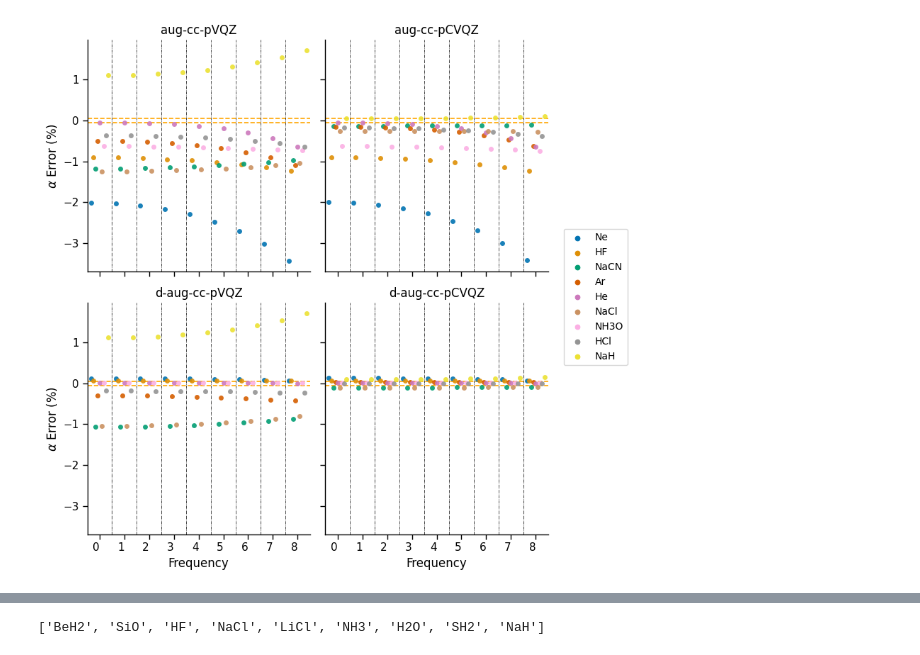
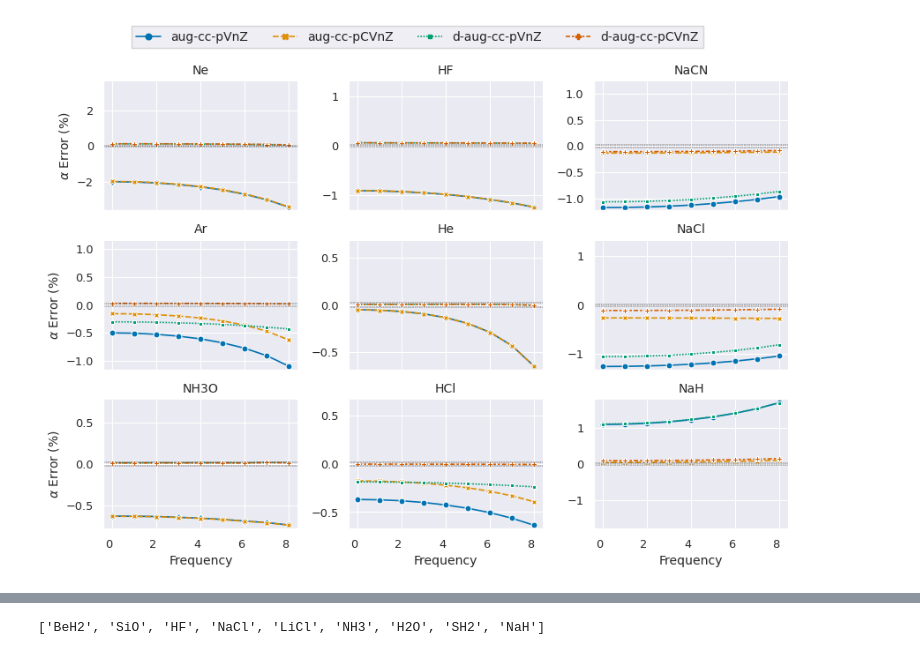
Before and after one commit to ahurta92/QuantumResponsePro, a Jupyter notebook: examples/PolarizabilityPaper/august_convergence.ipynb, the cells around one changed output, grey strips where cells are left out. Drawn from its saved outputs; the diff is of its cells as text; code cells hidden in the pictures.

```diff
--- a/examples/PolarizabilityPaper/august_convergence.ipynb
+++ b/examples/PolarizabilityPaper/august_convergence.ipynb
@@ -23,8 +26,10 @@ paper_path = Path('/home/adrianhurtado/projects/writing/mra-tdhf-polarizability/
 import glob
 
 # glob for .mol files in august molecules directory
-mols = glob.glob('/mnt/data/madness_data/post_watoc/august/molecules/*.mol')
+mols = glob.glob('/mnt/data/madness_data/august/molecules/*.mol')
 mols = [mol.split('/')[-1].split('.')[0] for mol in mols]
+# %%
+# remove LiH_s from mols
+mols.remove('LiH_s')
 # %%
-august_database = PolarizabilityData(mols, 'hf', 'dipole', all_basis_sets, database_path,
-                                     overwrite=False)
+august_database = PolarizabilityData(mols, 'hf', 'dipole', all_basis_sets, database_path, overwrite=True)
@@ -102,8 +141,8 @@ with sns.plotting_context('paper', font_scale=1.00):
         ax.set_xticklabels(xl)
 
         ax.set_yscale('symlog', linthresh=1e-1)
-        ax.axhline(y=.02, linestyle='--', color='orange')
-        ax.axhline(y=-.02, linestyle='--', color='orange')
+        ax.axhline(y=.05, linestyle='--', color='orange')
+        ax.axhline(y=-.05, linestyle='--', color='orange')
         # for the symlog scale to regular notation with no decimal places for the y axis
         ax.yaxis.set_major_formatter(ScalarFormatter())
         ax.yaxis.set_major_formatter(FormatStrFormatter('%2g'))
@@ -129,8 +168,6 @@ with sns.plotting_context('paper', font_scale=1.00):
 g._legend.remove()
 g.fig.legend(loc='center', bbox_to_anchor=(0.5, 1.05), ncol=3, fancybox=True, fontsize=10)
 g.fig.tight_layout()
-
-g.fig.savefig(paper_path.joinpath('alpha_error.png'), dpi=600, bbox_inches='tight')
 # %% [output]
 D
 T
@@ -310,48 +423,50 @@ aug_outliers = plot_data.molecule.unique()
 # %%
 vlevel = ['Q']
 plot_data = (basis_data.query('valence.isin(@vlevel) & molecule.isin(@aug_outliers)')
              .copy())
 # remove unused categories from valence
 plot_data.valence = plot_data.valence.cat.remove_unused_categories()
-with sns.plotting_context('paper', font_scale=1.25):
-    g = sns.catplot(row='augmentation', col='polarization', col_order=['V', 'CV'],
+facet_kws = {'margin_titles': True, 'sharey': False, 'sharex': True}
+
+with sns.plotting_context('paper', font_scale=1.05):
+    g = sns.relplot(col='molecule',
+                    col_wrap=3,
                     x='omega',
-                    y='alphaE', hue='molecule',
-                    data=plot_data, kind='strip', dodge=True, jitter=False,
-                    s=25, palette='colorblind', height=4, aspect=.8, sharex=True, sharey=True,
-                    alpha=0.9,
-                    margin_titles=True)
+                    y='alphaE',
+                    hue='Type',
+                    style='Type',
+                    data=plot_data, kind='line',
+                    palette='colorblind', height=2.0, aspect=1.2,
+                    markers=True,
+                    ms=5,
+                    facet_kws=facet_kws)
     # adjust the title to read D=$\zeta$D, T=$\zeta$T, etc.
-    g.set_titles("{col_name}-cc-pVQZ")
 
     g.set_xlabels('$\omega(i)$')
     g.set_xlabels('Frequency')
-    for ax in g.axes.flat:
+    ax_titles = ['aug-cc-pVQZ', 'aug-cc-pCVQZ', 'd-aug-cc-pVQZ', 'd-aug-cc-pCVQZ']
+    g.set_titles(col_template='{col_name}')
+    for i, ax in enumerate(g.axes.flat):
         # draw horizontal line at .05%rue
         #ax.set_yscale('symlog', linthresh=1e-2)
-        ax.axhline(y=.05, linestyle='--', color='orange')
-        ax.axhline(y=-.05, linestyle='--', color='orange')
+        max_lim = max(abs(ax.get_ylim()[0]), abs(ax.get_ylim()[1]))
+        ax.set_ylim(-max_lim, max_lim)
+        ax.axhline(y=.02, linestyle='--', color='black', linewidth=.35)
+        ax.axhline(y=-.02, linestyle='--', color='black', linewidth=.35)
         # for the symlog scale to regular notation with no decimal places for the y axis
 
-        # make the y limits symmetrical for each plot using the max absolute value
-        max_lim = max(abs(ax.get_ylim()[0]), abs(ax.get_ylim()[1]))
-
-        g.set_titles('{row_name}-cc-p{col_name}QZ')
-
-        ax.set_ylabel(r'$\alpha$ Error (%)')
+        if i % 3 == 0:
+            ax.set_ylabel(r'$\alpha$ Error (%)')
+        else:
+            ax.set_ylabel('')
         # rotate the xlabels
         for label in ax.get_xticklabels():
             label.set_horizontalalignment('right')
 
-        # create vertical lines to separate basis sets
-        for i in range(1, len(plot_data.omega.unique())):
-            ax.axvline(i - .5, linestyle='-.', color='k', linewidth=.5)
-        # remove the legend title
-
 g.fig.tight_layout()
 g._legend.remove()
-g.fig.legend(loc='center left', bbox_to_anchor=(1.0, 0.50), ncol=1, fancybox=True)
-g.fig.savefig(paper_path.joinpath('alpha_freq_error_augQ_outliers.png'), dpi=600,
+g.fig.legend(loc='upper center', bbox_to_anchor=(0.5, 1.060), fancybox=False, ncol=4)
+g.fig.savefig(paper_path.joinpath('frequency_dependent_iso_error.png'), dpi=600,
               bbox_inches='tight')
 # %% [output]
-[figure, old version]
+[figure, new version]
```
Also changed, not shown: parts of 43 cells of this notebook, 30 other files.
